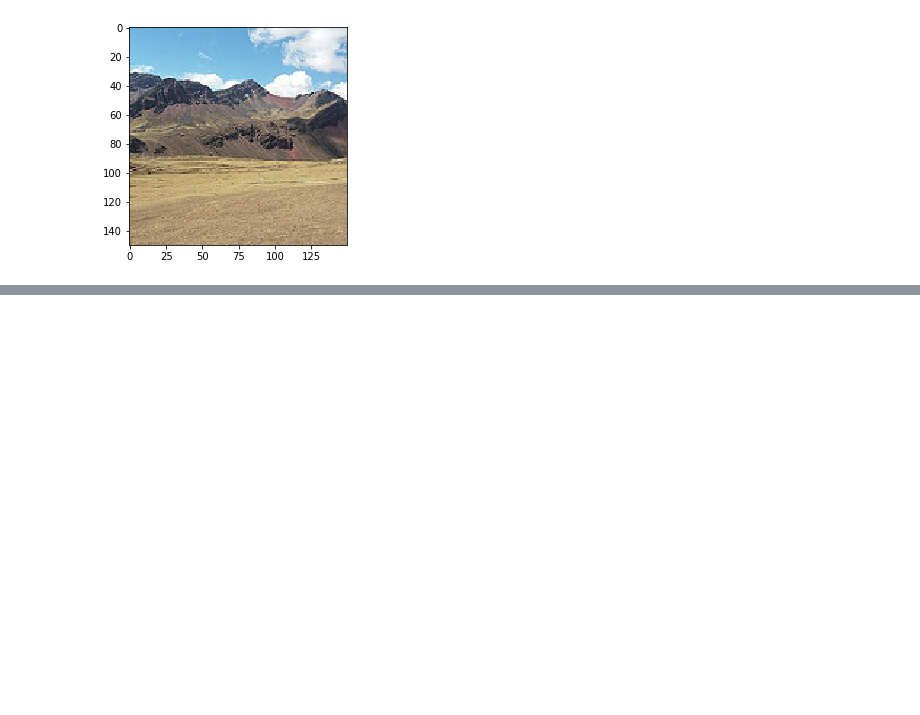
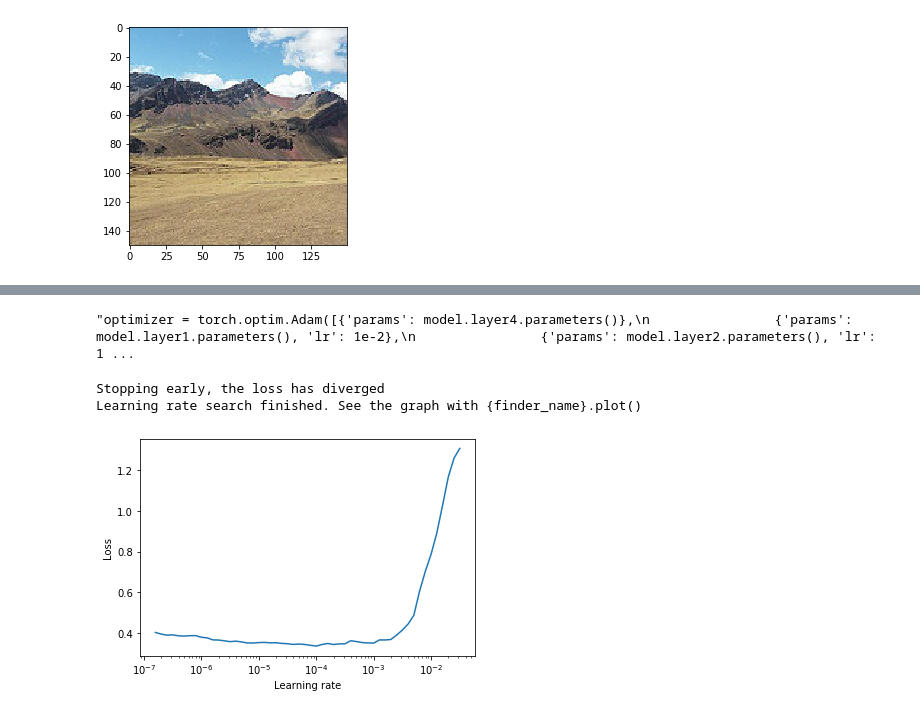
Before and after one commit to abhisingh977/Intel-Image-Classification, a Jupyter notebook: pytorch_classify.ipynb, the cells around one changed output, grey strips where cells are left out. Saved outputs shown, nothing was run; the diff lists cells and outputs as text; code cells hidden in the pictures; blank space fills up the shorter version.

```diff
--- a/pytorch_classify.ipynb
+++ b/pytorch_classify.ipynb
@@ -88,5 +87,5 @@ VGG(
 )
 # %%
-model.classifier[6]=nn.Linear(model.classifier[6].in_features,noclass).to(device)
+model.fc=nn.Linear(model.fc.in_features,noclass).to(device)
 criterion=nn.CrossEntropyLoss()
-optimizer=torch.optim.Adam(model.classifier.parameters(),lr=0.0001)
+optimizer=torch.optim.Adam(model.parameters(),lr=0.000001)
@@ -194,0 +251,20 @@ classes[tpredict[0].item()]
+# %%
+for param in model.parameters():
+    param.requires_grad = True
+optimizer=torch.optim.Adam(model.parameters(),lr=0.00000001)
+"""optimizer = torch.optim.Adam([{'params': model.layer4.parameters()},
+                {'params': model.layer1.parameters(), 'lr': 1e-2},
+                {'params': model.layer2.parameters(), 'lr': 1e-4},
+
+            ], lr=1e-1)"""
+# %% [output]
+"optimizer = torch.optim.Adam([{'params': model.layer4.parameters()},\n                {'params': model.layer1.parameters(), 'lr': 1e-2},\n                {'params': model.layer2.parameters(), 'lr': 1 ...
+# %%
+lr_finder = LRFinder(model, optimizer, criterion, device="cuda")
+lr_finder.range_test(trainloader, end_lr=100, num_iter=100)
+lr_finder.plot() # to inspect the loss-learning rate graph
+lr_finder.reset() # to reset the model and optimizer to their initial state
+# %% [output]
+Stopping early, the loss has diverged
+Learning rate search finished. See the graph with {finder_name}.plot()
+[figure, added]
```
Also changed, not shown: parts of 46 cells of this notebook.
